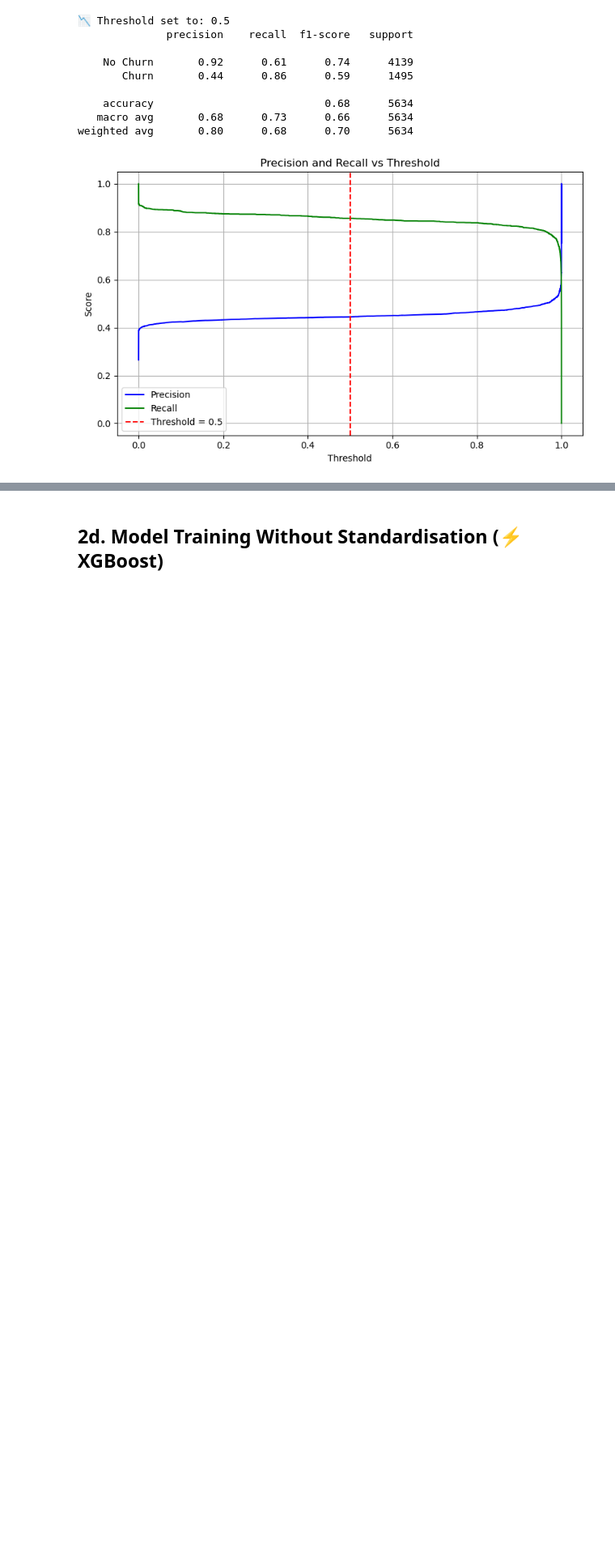
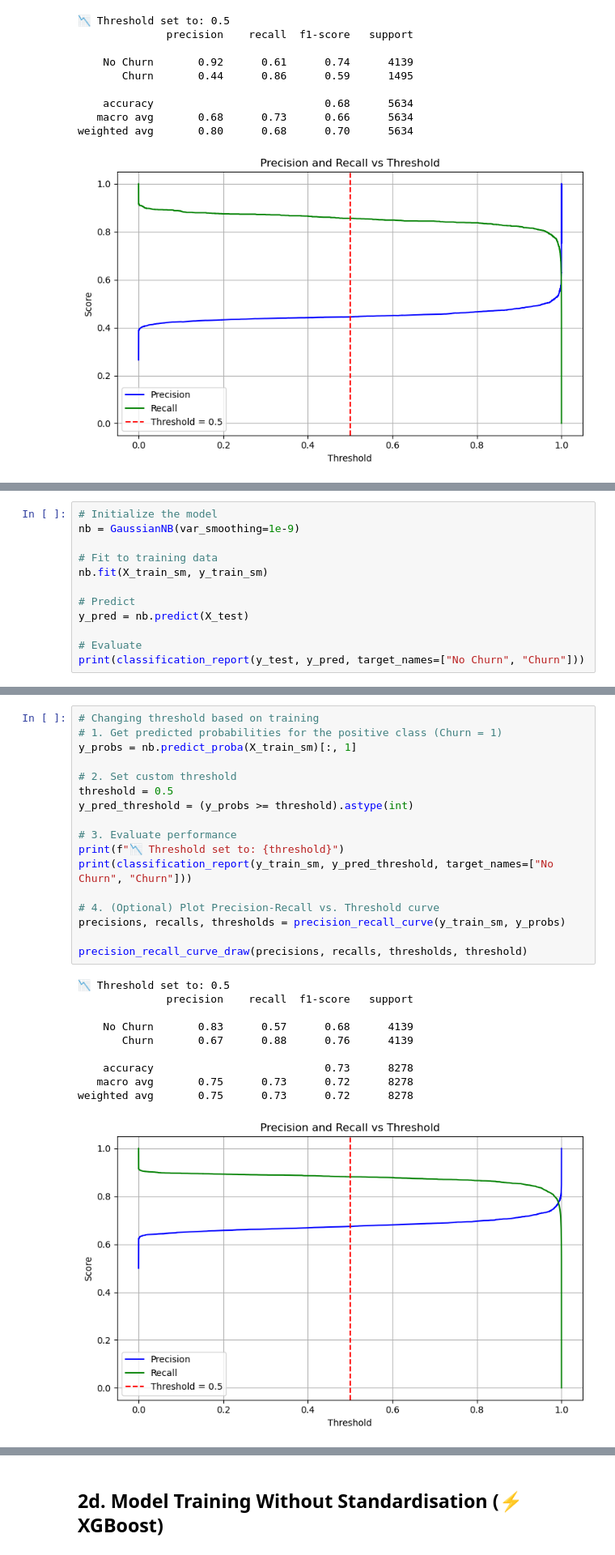
Before and after one commit to TajborBerry/career-next-step, a Jupyter notebook: customer_churn_prediction/notebooks/03_modeling.ipynb, the cells around one changed output, grey strips where cells are left out. Shown: that part at 81% size. Drawn from its saved outputs; the diff is of its cells as text; blank space fills up the shorter version.

Commit message:
Finished Naive Bayes model

```diff
--- a/customer_churn_prediction/notebooks/03_modeling.ipynb
+++ b/customer_churn_prediction/notebooks/03_modeling.ipynb
@@ -494,0 +548,12 @@ weighted avg       0.80      0.68      0.70      5634
+# %%
+# Initialize the model
+nb = GaussianNB(var_smoothing=1e-9)
+
+# Fit to training data
+nb.fit(X_train_sm, y_train_sm)
+
+# Predict
+y_pred = nb.predict(X_test)
+
+# Evaluate
+print(classification_report(y_test, y_pred, target_names=["No Churn", "Churn"]))
@@ -494,0 +576,28 @@ weighted avg       0.80      0.68      0.70      5634
+# %%
+# Changing threshold based on training
+# 1. Get predicted probabilities for the positive class (Churn = 1)
+y_probs = nb.predict_proba(X_train_sm)[:, 1]
+
+# 2. Set custom threshold
+threshold = 0.5
+y_pred_threshold = (y_probs >= threshold).astype(int)
+
+# 3. Evaluate performance
+print(f"📉 Threshold set to: {threshold}")
+print(classification_report(y_train_sm, y_pred_threshold, target_names=["No Churn", "Churn"]))
+
+# 4. (Optional) Plot Precision-Recall vs. Threshold curve
+precisions, recalls, thresholds = precision_recall_curve(y_train_sm, y_probs)
+
+precision_recall_curve_draw(precisions, recalls, thresholds, threshold)
+# %% [output]
+📉 Threshold set to: 0.5
+              precision    recall  f1-score   support
+
+    No Churn       0.83      0.57      0.68      4139
+       Churn       0.67      0.88      0.76      4139
+
+    accuracy                           0.73      8278
+   macro avg       0.75      0.73      0.72      8278
+weighted avg       0.75      0.73      0.72      8278
+[figure, added]
```
Also changed, not shown: parts of 32 cells of this notebook.
